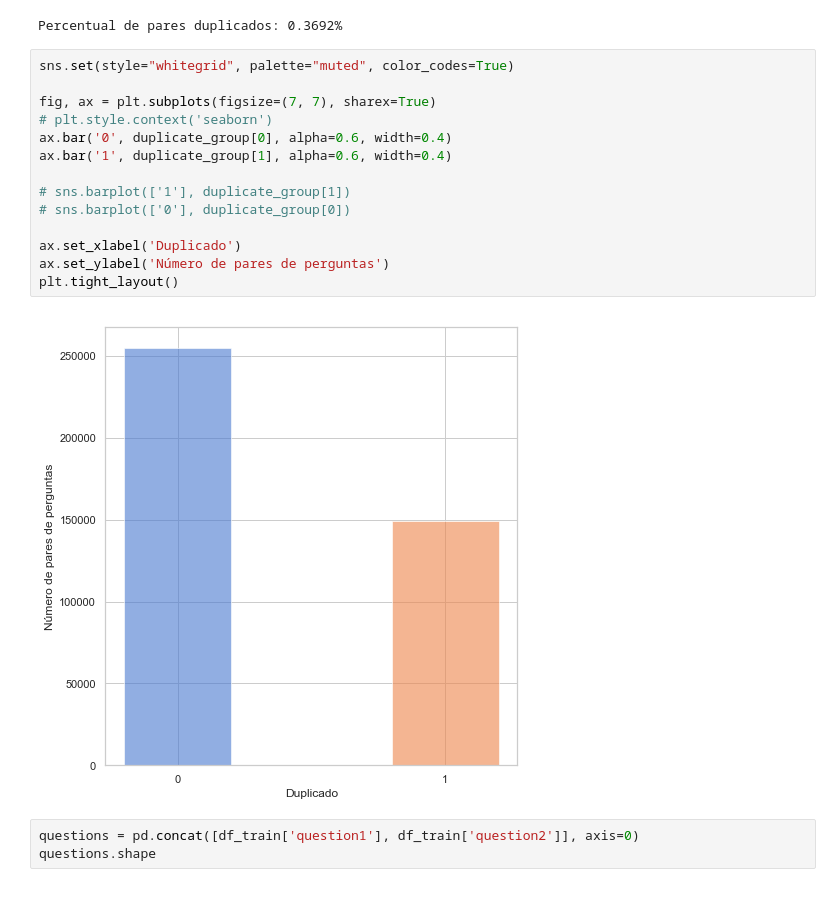
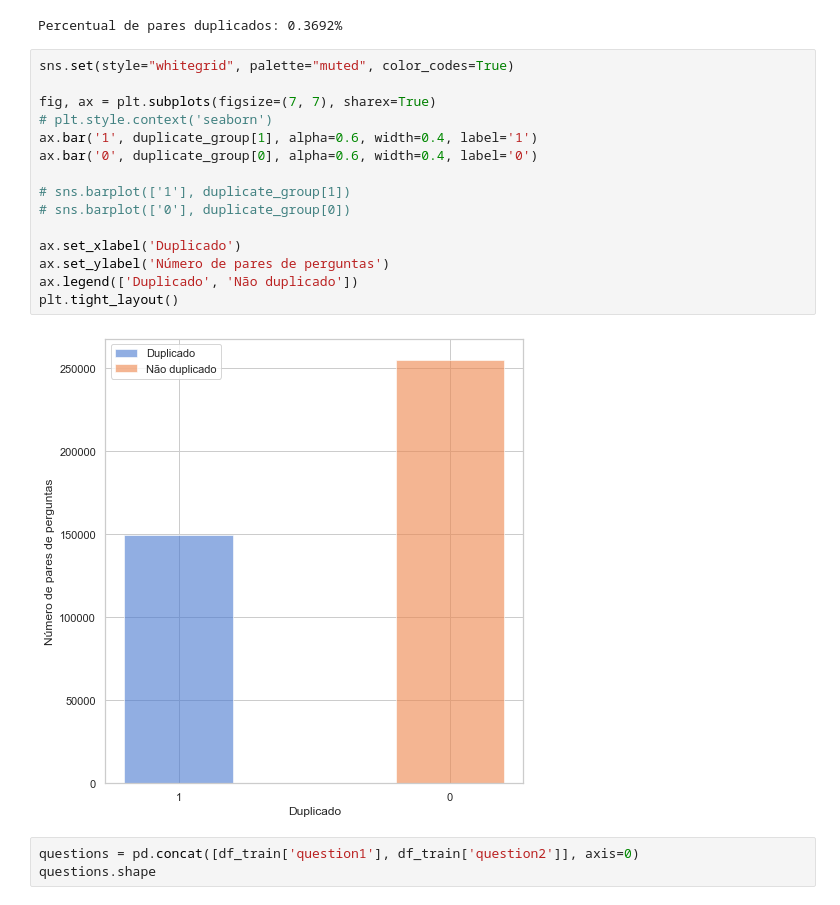
Before and after one commit to pimenta-arthur/quora-question-pairs, a Jupyter notebook: Report.ipynb, the cells around one changed output. Drawn from its saved outputs; the diff is of its cells as text.

```diff
--- a/Report.ipynb
+++ b/Report.ipynb
@@ -129,19 +129,20 @@ Percentual de pares duplicados: 0.3692%
 # %%
 sns.set(style="whitegrid", palette="muted", color_codes=True)
 
 fig, ax = plt.subplots(figsize=(7, 7), sharex=True)
 # plt.style.context('seaborn')
-ax.bar('0', duplicate_group[0], alpha=0.6, width=0.4)
-ax.bar('1', duplicate_group[1], alpha=0.6, width=0.4)
+ax.bar('1', duplicate_group[1], alpha=0.6, width=0.4, label='1')
+ax.bar('0', duplicate_group[0], alpha=0.6, width=0.4, label='0')
 
 # sns.barplot(['1'], duplicate_group[1])
 # sns.barplot(['0'], duplicate_group[0])
 
 ax.set_xlabel('Duplicado')
 ax.set_ylabel('Número de pares de perguntas')
+ax.legend(['Duplicado', 'Não duplicado'])
 plt.tight_layout()
 # %% [output]
-[figure, old version]
+[figure, new version]
 # %%
 questions = pd.concat([df_train['question1'], df_train['question2']], axis=0)
 questions.shape
```
Also changed, not shown: parts of 58 cells of this notebook, 1 other file.
